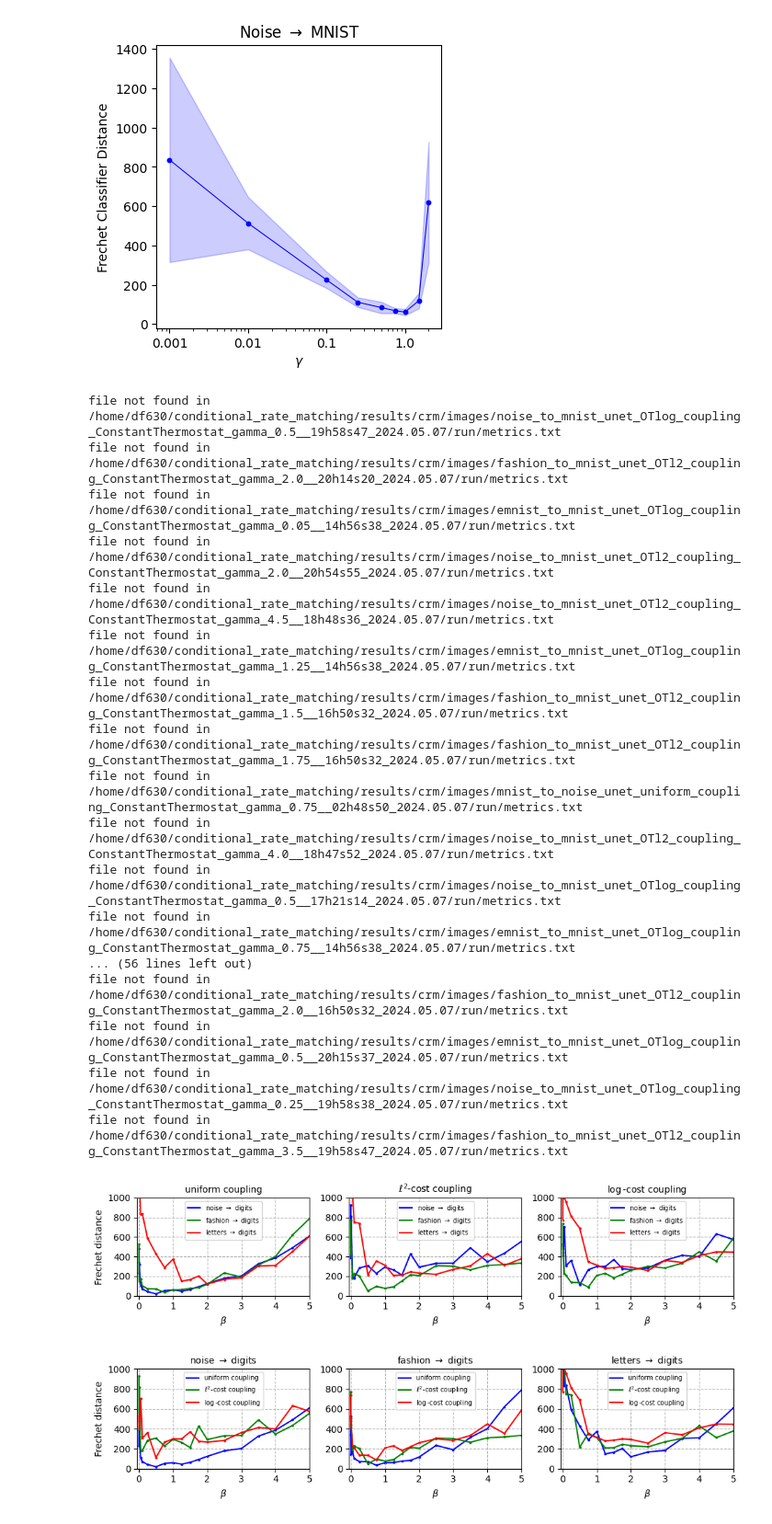
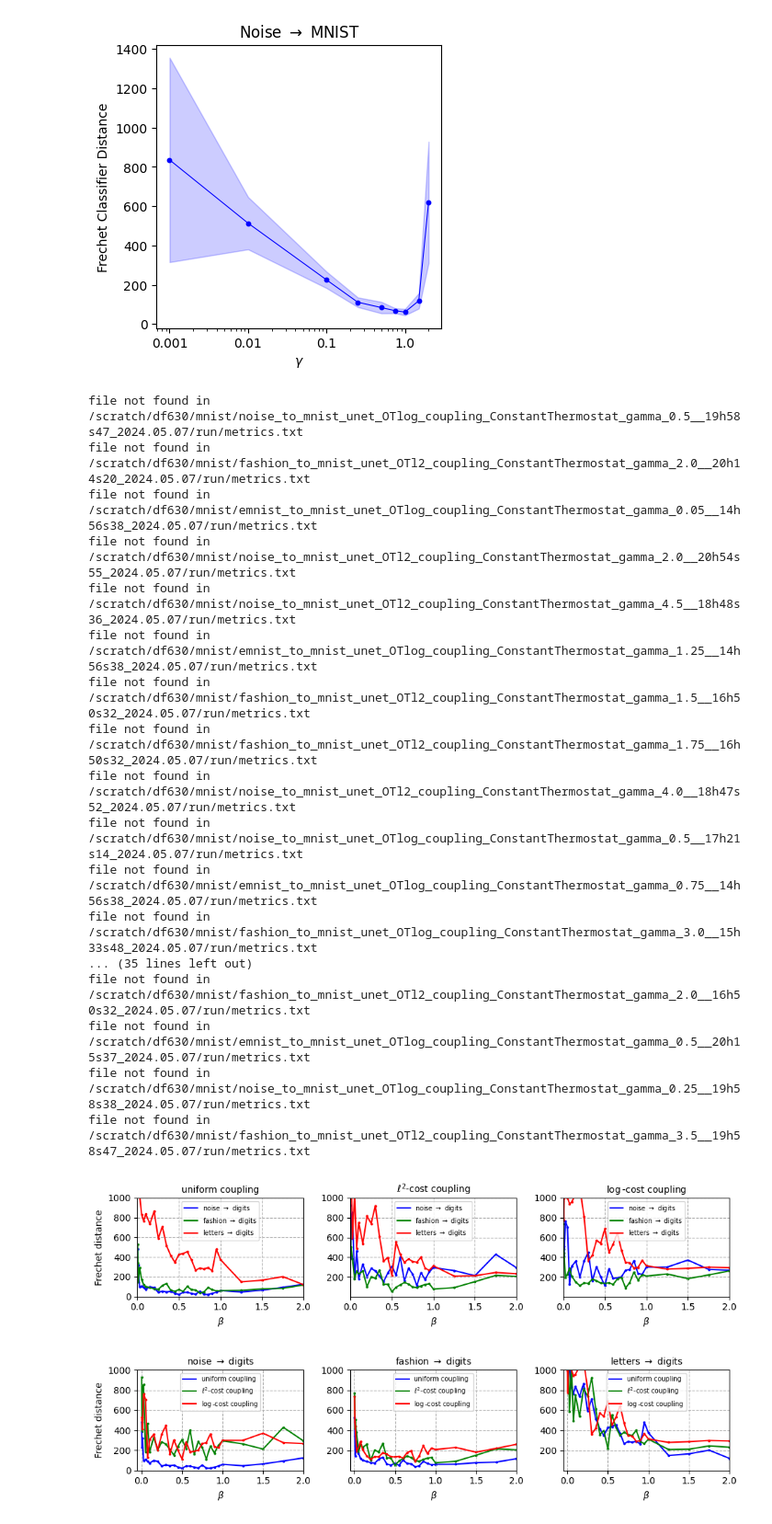
Before and after one commit to cesarali/conditional_rate_matching, a Jupyter notebook: experiments/nist/analysis/crm_gamma_analysis.ipynb, the cells around one changed output. Shown at 92% size. Drawn from its saved outputs; the diff is of its cells as text; code cells hidden in the pictures.

```diff
--- a/experiments/nist/analysis/crm_gamma_analysis.ipynb
+++ b/experiments/nist/analysis/crm_gamma_analysis.ipynb
@@ -214,7 +214,7 @@ def extract_data(directory, file):
     dicts_emnist_OTlog = []
 
     for sub_dir in os.listdir(directory):
-        file_path = os.path.join(directory, sub_dir, 'run', file)
+        file_path = os.path.join(directory, sub_dir,'run', file)
         if os.path.exists(file_path):
             with open(file_path, 'r') as f:
                 dict_str = f.read()
@@ -249,29 +249,29 @@ def extract_data(directory, file):
             (dicts_fashion_uniform, dicts_fashion_OTl2, dicts_fashion_OTlog),
             (dicts_emnist_uniform, dicts_emnist_OTl2, dicts_emnist_OTlog))
 
-data = extract_data('/home/df630/conditional_rate_matching/results/crm/images', 'metrics.txt')
+data = extract_data('/scratch/df630/mnist/', 'metrics.txt')
 # %% [output]
-file not found in /home/df630/conditional_rate_matching/results/crm/images/noise_to_mnist_unet_OTlog_coupling_ConstantThermostat_gamma_0.5__19h58s47_2024.05.07/run/metrics.txt
-file not found in /home/df630/conditional_rate_matching/results/crm/images/fashion_to_mnist_unet_OTl2_coupling_ConstantThermostat_gamma_2.0__20h14s20_2024.05.07/run/metrics.txt
-file not found in /home/df630/conditional_rate_matching/results/crm/images/emnist_to_mnist_unet_OTlog_coupling_ConstantThermostat_gamma_0.05__14h56s38_2024.05.07/run/metrics.txt
-file not found in /home/df630/conditional_rate_matching/results/crm/images/noise_to_mnist_unet_OTl2_coupling_ConstantThermostat_gamma_2.0__20h54s55_2024.05.07/run/metrics.txt
-file not found in /home/df630/conditional_rate_matching/results/crm/images/noise_to_mnist_unet_OTl2_coupling_ConstantThermostat_gamma_4.5__18h48s36_2024.05.07/run/metrics.txt
-file not found in /home/df630/conditional_rate_matching/results/crm/images/emnist_to_mnist_unet_OTlog_coupling_ConstantThermostat_gamma_1.25__14h56s38_2024.05.07/run/metrics.txt
-file not found in /home/df630/conditional_rate_matching/results/crm/images/fashion_to_mnist_unet_OTl2_coupling_ConstantThermostat_gamma_1.5__16h50s32_2024.05.07/run/metrics.txt
-file not found in /home/df630/conditional_rate_matching/results/crm/images/fashion_to_mnist_unet_OTl2_coupling_ConstantThermostat_gamma_1.75__16h50s32_2024.05.07/run/metrics.txt
-file not found in /home/df630/conditional_rate_matching/results/crm/images/mnist_to_noise_unet_uniform_coupling_ConstantThermostat_gamma_0.75__02h48s50_2024.05.07/run/metrics.txt
-file not found in /home/df630/conditional_rate_matching/results/crm/images/noise_to_mnist_unet_OTl2_coupling_ConstantThermostat_gamma_4.0__18h47s52_2024.05.07/run/metrics.txt
-file not found in /home/df630/conditional_rate_matching/results/crm/images/noise_to_mnist_unet_OTlog_coupling_ConstantThermostat_gamma_0.5__17h21s14_2024.05.07/run/metrics.txt
-file not found in /home/df630/conditional_rate_matching/results/crm/images/emnist_to_mnist_unet_OTlog_coupling_ConstantThermostat_gamma_0.75__14h56s38_2024.05.07/run/metrics.txt
-... (56 lines left out)
-file not found in /home/df630/conditional_rate_matching/results/crm/images/fashion_to_mnist_unet_OTl2_coupling_ConstantThermostat_gamma_2.0__16h50s32_2024.05.07/run/metrics.txt
-file not found in /home/df630/conditional_rate_matching/results/crm/images/emnist_to_mnist_unet_OTlog_coupling_ConstantThermostat_gamma_0.5__20h15s37_2024.05.07/run/metrics.txt
-file not found in /home/df630/conditional_rate_matching/results/crm/images/noise_to_mnist_unet_OTlog_coupling_ConstantThermostat_gamma_0.25__19h58s38_2024.05.07/run/metrics.txt
-file not found in /home/df630/conditional_rate_matching/results/crm/images/fashion_to_mnist_unet_OTl2_coupling_ConstantThermostat_gamma_3.5__19h58s47_2024.05.07/run/metrics.txt
+file not found in /scratch/df630/mnist/noise_to_mnist_unet_OTlog_coupling_ConstantThermostat_gamma_0.5__19h58s47_2024.05.07/run/metrics.txt
+file not found in /scratch/df630/mnist/fashion_to_mnist_unet_OTl2_coupling_ConstantThermostat_gamma_2.0__20h14s20_2024.05.07/run/metrics.txt
+file not found in /scratch/df630/mnist/emnist_to_mnist_unet_OTlog_coupling_ConstantThermostat_gamma_0.05__14h56s38_2024.05.07/run/metrics.txt
+file not found in /scratch/df630/mnist/noise_to_mnist_unet_OTl2_coupling_ConstantThermostat_gamma_2.0__20h54s55_2024.05.07/run/metrics.txt
+file not found in /scratch/df630/mnist/noise_to_mnist_unet_OTl2_coupling_ConstantThermostat_gamma_4.5__18h48s36_2024.05.07/run/metrics.txt
+file not found in /scratch/df630/mnist/emnist_to_mnist_unet_OTlog_coupling_ConstantThermostat_gamma_1.25__14h56s38_2024.05.07/run/metrics.txt
+file not found in /scratch/df630/mnist/fashion_to_mnist_unet_OTl2_coupling_ConstantThermostat_gamma_1.5__16h50s32_2024.05.07/run/metrics.txt
+file not found in /scratch/df630/mnist/fashion_to_mnist_unet_OTl2_coupling_ConstantThermostat_gamma_1.75__16h50s32_2024.05.07/run/metrics.txt
+file not found in /scratch/df630/mnist/noise_to_mnist_unet_OTl2_coupling_ConstantThermostat_gamma_4.0__18h47s52_2024.05.07/run/metrics.txt
+file not found in /scratch/df630/mnist/noise_to_mnist_unet_OTlog_coupling_ConstantThermostat_gamma_0.5__17h21s14_2024.05.07/run/metrics.txt
+file not found in /scratch/df630/mnist/emnist_to_mnist_unet_OTlog_coupling_ConstantThermostat_gamma_0.75__14h56s38_2024.05.07/run/metrics.txt
+file not found in /scratch/df630/mnist/fashion_to_mnist_unet_OTlog_coupling_ConstantThermostat_gamma_3.0__15h33s48_2024.05.07/run/metrics.txt
+... (35 lines left out)
+file not found in /scratch/df630/mnist/fashion_to_mnist_unet_OTl2_coupling_ConstantThermostat_gamma_2.0__16h50s32_2024.05.07/run/metrics.txt
+file not found in /scratch/df630/mnist/emnist_to_mnist_unet_OTlog_coupling_ConstantThermostat_gamma_0.5__20h15s37_2024.05.07/run/metrics.txt
+file not found in /scratch/df630/mnist/noise_to_mnist_unet_OTlog_coupling_ConstantThermostat_gamma_0.25__19h58s38_2024.05.07/run/metrics.txt
+file not found in /scratch/df630/mnist/fashion_to_mnist_unet_OTl2_coupling_ConstantThermostat_gamma_3.5__19h58s47_2024.05.07/run/metrics.txt
 # %%
 
 
-def get_plot(data, ax, label, title=('','',''),  xlim=[0, 2.5], ylim=[0,1000], color='blue'):
+def get_plot(data, ax, label, title=('','',''),  xlim=[0, 2.5], ylim=[1,1000], color='blue', log=(False,False)):
     import pandas as pd
     import matplotlib.pyplot as plt
     df1 = pd.DataFrame(data[0])
@@ -291,6 +291,8 @@ def get_plot(data, ax, label, title=('','',''),  xlim=[0, 2.5], ylim=[0,1000], c
     ax[0].legend(fontsize=7,loc='upper center')
     ax[0].set_yticks([0, 200, 400, 600, 800,1000])
     ax[0].set_title(title[0], fontsize=10)
+    if log[0]: ax[0].set_xscale('log')
+    if log[1]: ax[0].set_yscale('log')
 
     ax[1].plot(df2['gamma'], df2['fid_3'], color=color, label=label)
     ax[1].scatter(df2['gamma'], df2['fid_3'], color=color, s=3)
@@ -301,9 +303,8 @@ def get_plot(data, ax, label, title=('','',''),  xlim=[0, 2.5], ylim=[0,1000], c
     ax[1].grid(linestyle='--')
     ax[1].legend(fontsize=7,loc='upper center')
     ax[1].set_title(title[1], fontsize=10)
-
-    #remove axis
-    # ax[1].set_yticks([])
+    if log[0]: ax[1].set_xscale('log')
+    if log[1]: ax[1].set_yscale('log')
 
     ax[2].plot(df3['gamma'], df3['fid_3'], color=color, label=label)
     ax[2].scatter(df3['gamma'], df3['fid_3'], color=color, s=3)
@@ -314,15 +315,17 @@ def get_plot(data, ax, label, title=('','',''),  xlim=[0, 2.5], ylim=[0,1000], c
     ax[2].legend(fontsize=7,loc='upper center')
     ax[2].grid(linestyle='--')
     ax[2].set_title(title[2], fontsize=10)
+    if log[0]: ax[2].set_xscale('log')
+    if log[1]: ax[2].set_yscale('log')
 
 fig, ax = plt.subplots(1, 3, figsize=(10, 2.5))
-get_plot(data[0], ax, label=r'noise $\to$ digits', xlim=[-0.05,5], color='blue')
-get_plot(data[1], ax, label=r'fashion $\to$ digits', xlim=[-0.05,5], color='green')
-get_plot(data[2], ax, label=r'letters $\to$ digits', title= ('uniform coupling', '$\ell^2$-cost coupling', '$\log$-cost coupling'), xlim=[-0.05,5], color='red')
+get_plot(data[0], ax, label=r'noise $\to$ digits', color='blue',  xlim=[0,2])
+get_plot(data[1], ax, label=r'fashion $\to$ digits',  color='green', xlim=[0,2])
+get_plot(data[2], ax, label=r'letters $\to$ digits', title= ('uniform coupling', '$\ell^2$-cost coupling', '$\log$-cost coupling'), color='red', xlim=[0,2])
 plt.tight_layout()
 plt.show()
 # %% [output]
-[figure, old version]
+[figure, new version]
 # %%
 # tranpose of tuple
 
@@ -331,10 +334,10 @@ def transpose(t):
 # %%
 data_T = transpose(data)
 fig, ax = plt.subplots(1, 3, figsize=(10, 2.5))
-get_plot(data_T[0], ax, label=r'uniform coupling', xlim=[-0.05,5], color='blue')
-get_plot(data_T[1], ax, label=r'$\ell^2$-cost coupling', xlim=[-0.05,5], color='green')
-get_plot(data_T[2], ax,  label=r'$\log$-cost coupling',  title= (r'noise $\to$ digits', r'fashion $\to$ digits', r'letters $\to$ digits'), xlim=[-0.05,5], color='red')
+get_plot(data_T[0], ax, label=r'uniform coupling', xlim=[-0.05,2], color='blue')
+get_plot(data_T[1], ax, label=r'$\ell^2$-cost coupling', xlim=[-0.05,2], color='green')
+get_plot(data_T[2], ax,  label=r'$\log$-cost coupling',  title= (r'noise $\to$ digits', r'fashion $\to$ digits', r'letters $\to$ digits'), xlim=[-0.05,2], color='red')
 plt.tight_layout()
 plt.show()
 # %% [output]
-[figure, old version]
+[figure, new version]
```
Also changed, not shown: 3 other files.
